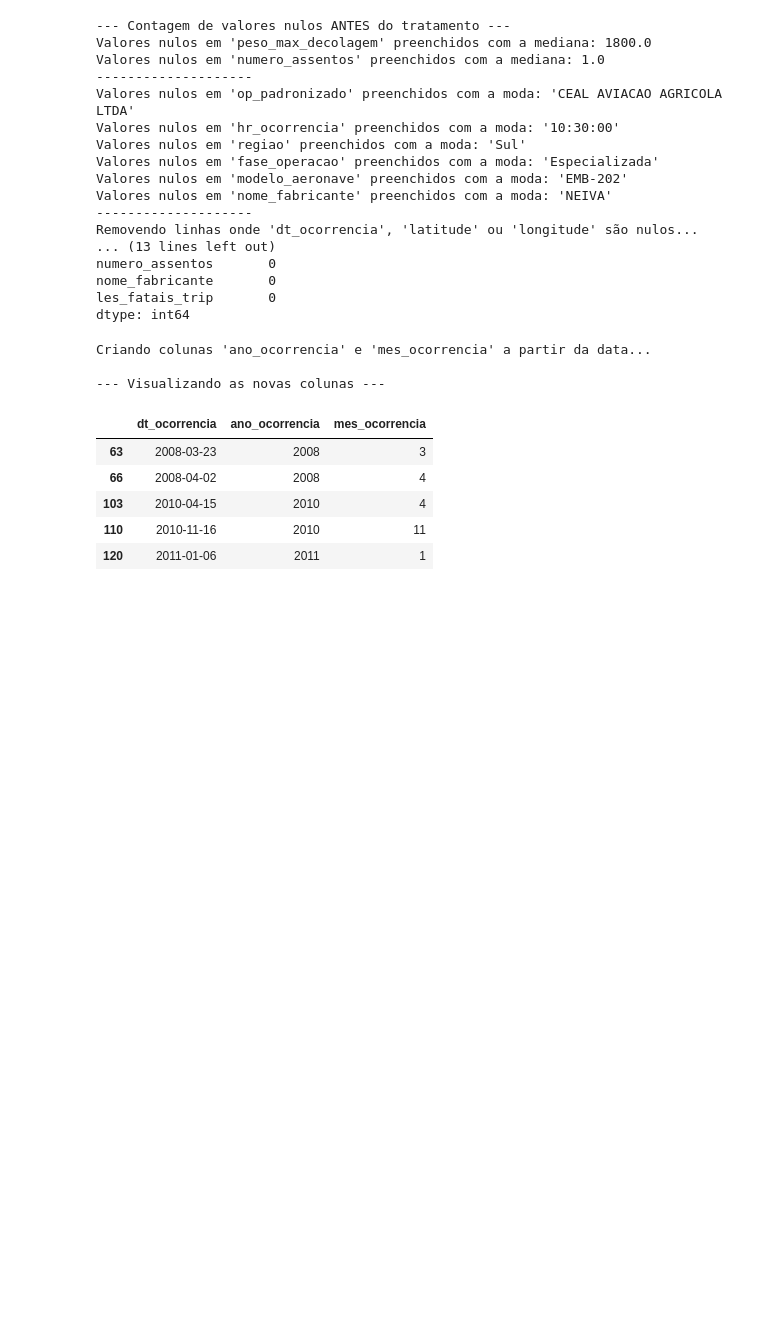
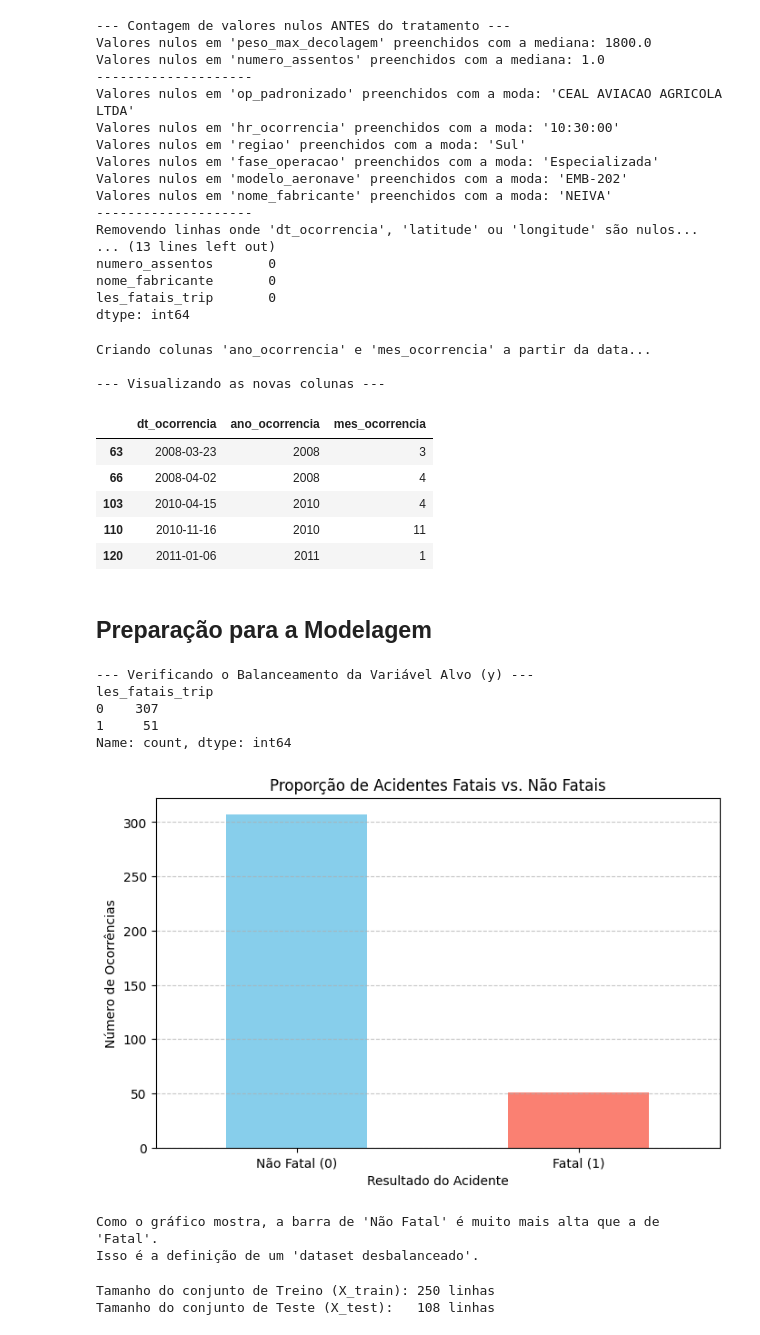
Before and after one commit to vtQuadros/Trabalho-Machine-Learning, a Jupyter notebook: projeto.ipynb, the cells around one changed output. Cells and saved outputs as stored; diff of their text form; code cells hidden in the pictures; blank space fills up the shorter version.

Commit message:
Feat: Preparação para Modelagem de Dados
Selecionamos a coluna les_fatais_trip como alvo (y), e comparamos as tabelas fornecidadas para verificar se
os acidentes são fatais ou não

```diff
--- a/projeto.ipynb
+++ b/projeto.ipynb
@@ -187,3 +188,80 @@ Criando colunas 'ano_ocorrencia' e 'mes_ocorrencia' a partir da data...
 | 103 | 2010-04-15 | 2010 | 4 |
 | 110 | 2010-11-16 | 2010 | 11 |
 | 120 | 2011-01-06 | 2011 | 1 |
+# %% [markdown]
+## Preparação para a Modelagem
+# %%
+## Pela análise do CSV, a coluna les_fatais_trip parece ser a melhor coluna, ela distingue se os acidentes foram fatais ou não
+
+# Então o X vai ser todas as colunas que queremos comparar com o Y
+# Sendo Y o les_fatais_trip
+
+# Essas colunas vão ser as colunas que vamos querer comparar com o les_fatais_trip
+
+
+# --- Seleção de Features (X) e Alvo (y) ---
+# (A seleção continua a mesma)
+features_selecionadas = [
+    'latitude', 'longitude', 'peso_max_decolagem', 'numero_assentos',
+    'fase_operacao', 'cat_aeronave', 'regiao', 'uf', 'modelo_aeronave',
+    'nome_fabricante', 'ano_ocorrencia', 'mes_ocorrencia'
+]
+X = df[features_selecionadas]
+y = df['les_fatais_trip']
+
+# --- Visualização do Balanceamento ---
+print("--- Verificando o Balanceamento da Variável Alvo (y) ---")
+
+# Contando os valores
+contagem_classes = y.value_counts()
+print(contagem_classes)
+
+# Criando o gráfico de barras
+plt.figure(figsize=(8, 5)) # Define o tamanho da figura
+contagem_classes.plot(kind='bar', color=['skyblue', 'salmon'])
+
+# Adicionando títulos e rótulos para ficar mais claro
+plt.title('Proporção de Acidentes Fatais vs. Não Fatais')
+plt.xlabel('Resultado do Acidente')
+plt.ylabel('Número de Ocorrências')
+plt.xticks([0, 1], ['Não Fatal (0)', 'Fatal (1)'], rotation=0) # Renomeia os eixos 0 e 1
+plt.grid(axis='y', linestyle='--', alpha=0.7)
+
+# Exibe o gráfico
+plt.show()
+
+print("\nComo o gráfico mostra, a barra de 'Não Fatal' é muito mais alta que a de 'Fatal'.")
+print("Isso é a definição de um 'dataset desbalanceado'.")
+# %% [output]
+--- Verificando o Balanceamento da Variável Alvo (y) ---
+les_fatais_trip
+0    307
+1     51
+Name: count, dtype: int64
+[figure, added]
+Como o gráfico mostra, a barra de 'Não Fatal' é muito mais alta que a de 'Fatal'.
+Isso é a definição de um 'dataset desbalanceado'.
+# %%
+# Bloco 7: Divisão dos dados em Treino e Teste
+
+from sklearn.model_selection import train_test_split
+
+# Dividindo os dados: 70% para treino e 30% para teste.
+# test_size=0.3: Define que 30% dos dados serão para o conjunto de teste.
+# random_state=42: Garante que a divisão seja sempre a mesma, tornando nosso resultado reproduzível.
+# stratify=y: MUITO IMPORTANTE! Garante que a proporção de 0s e 1s seja a mesma tanto no treino quanto no teste.
+#              Isso é essencial para datasets desbalanceados como o nosso.
+
+X_train, X_test, y_train, y_test = train_test_split(
+    X, y,
+    test_size=0.3,
+    random_state=42,
+    stratify=y
+)
+
+# Verificando os tamanhos dos conjuntos criados
+print(f"Tamanho do conjunto de Treino (X_train): {len(X_train)} linhas")
+print(f"Tamanho do conjunto de Teste (X_test):   {len(X_test)} linhas")
+# %% [output]
+Tamanho do conjunto de Treino (X_train): 250 linhas
+Tamanho do conjunto de Teste (X_test):   108 linhas
```
Also changed, not shown: parts of 2 cells of this notebook.
